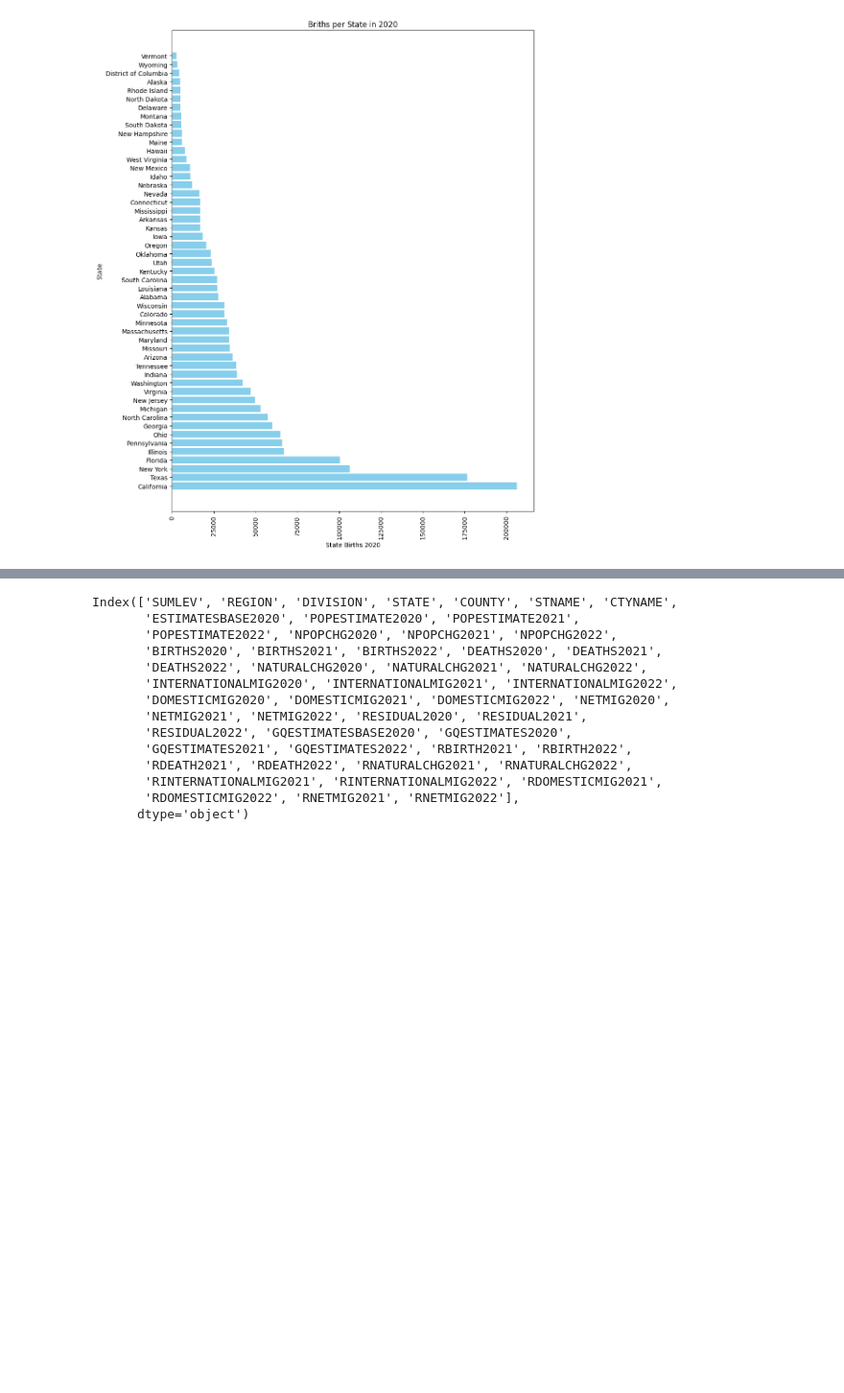
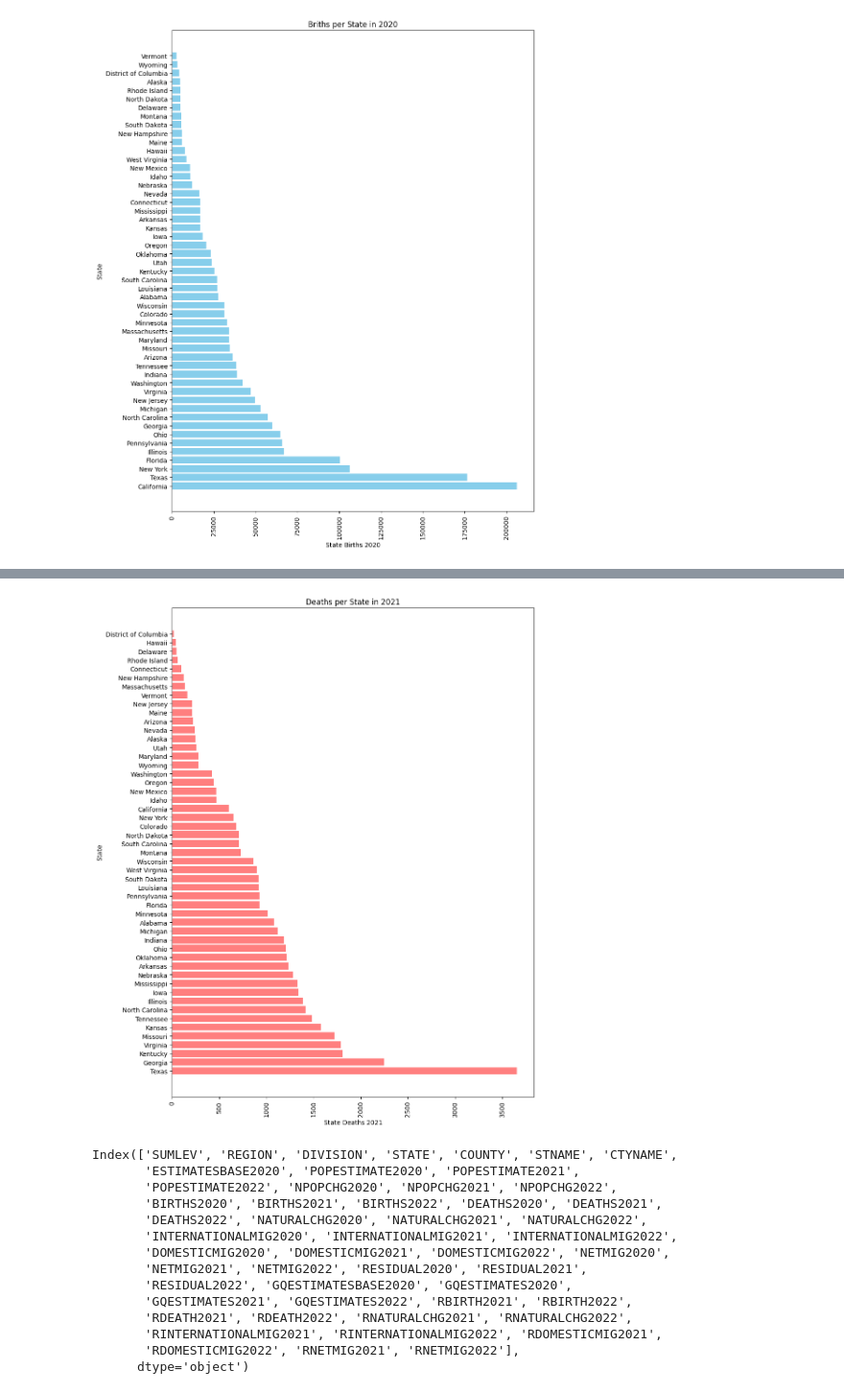
Before and after one commit to cjvillar/DATA_GOV, a Jupyter notebook: note_books/c0-est2022.ipynb, the cells around one changed output, grey strips where cells are left out. Shown: that part at 96% size. Saved outputs shown, nothing was run; the diff lists cells and outputs as text; code cells hidden in the pictures; blank space fills up the shorter version.

```diff
--- a/note_books/c0-est2022.ipynb
+++ b/note_books/c0-est2022.ipynb
@@ -224,3 +224,9 @@ plt.tight_layout()
 plt.show()
 # %% [output]
 [figure]
+# %%
+#sum all deaths per state from column 'DEATHS2021' (old column name so use new Death Rate in 2021)
+#data['Death Rate in 2021'].isnull()
+grouped_death_data = data.groupby('State Name')['Death Rate in 2021'].sum().reset_index()
+grouped_death_data = grouped_death_data.sort_values(by='Death Rate in 2021', ascending=False)
+grouped_death_data
@@ -227,3 +251,24 @@ plt.show()
+# %%
+#state Deaths 2021 'DEATHS2021'
+
+
+plt.figure(figsize=(10, 12))
+# horizontal bar plot
+plt.barh(grouped_death_data['State Name'], grouped_death_data['Death Rate in 2021'], color='#FF7F7F')
+
+#rotate x-axis labels for better readability (optional)
+plt.xticks(rotation=90)
+
+#add labels and title
+plt.xlabel('State Deaths 2021')
+plt.ylabel('State')
+plt.title('Deaths per State in 2021')
+
+#plot
+plt.tight_layout()
+plt.show()
+# %% [output]
+[figure, added]
 # %%
 #take a look at the columns
 data.columns
```
Also changed, not shown: parts of 1 cell of this notebook.
